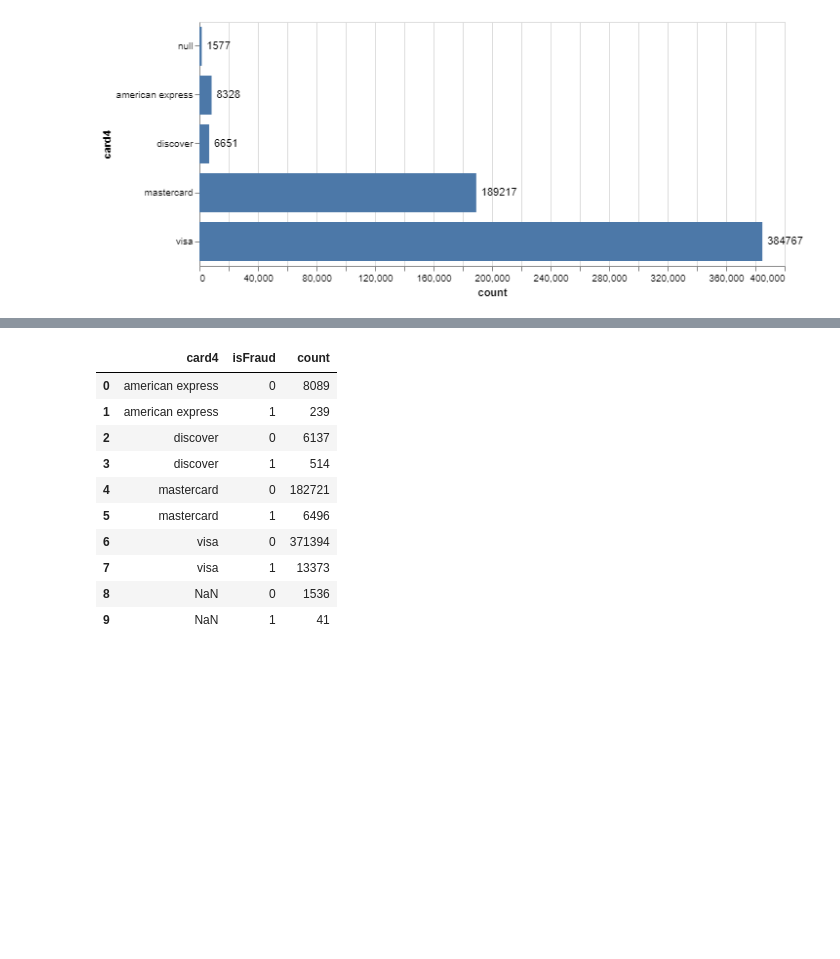
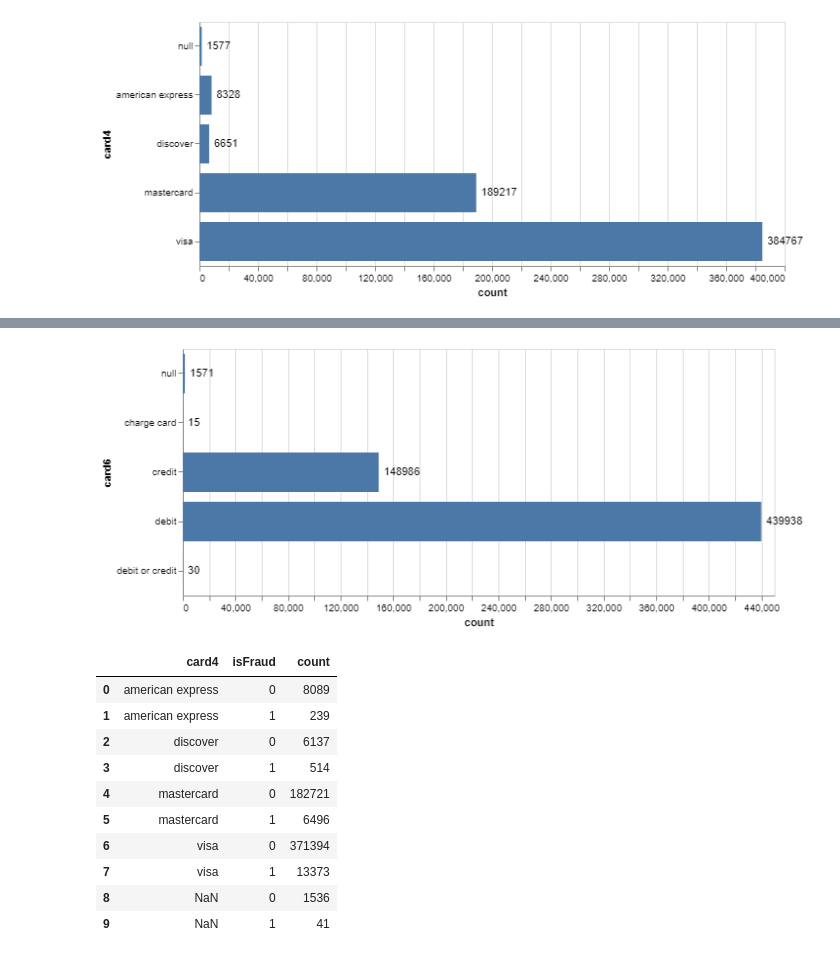
Before and after one commit to lucianoandrade1/Credit-and-Debit-Card-Fraud-Detection, a Jupyter notebook: IEEE-CIS Fraud Detection.ipynb, the cells around one changed output, grey strips where cells are left out. Drawn from its saved outputs; the diff is of its cells as text; code cells hidden in the pictures; blank space fills up the shorter version.

```diff
--- a/IEEE-CIS Fraud Detection.ipynb
+++ b/IEEE-CIS Fraud Detection.ipynb
@@ -41,3 +42,5 @@ Data columns (total 394 columns):
  393  V339            82351 non-null   float64
 dtypes: float64(376), int64(4), object(14)
 memory usage: 1.7+ GB
+# %%
+fraudPD['time'] = fraudPD['TransactionDT'].apply(lambda x: datetime.fromtimestamp(x).strftime("%A, %B %d, %Y %I:%M:%S"))
@@ -89,3 +101,7 @@ bar_text = bar_chart.mark_text(align='left', baseline='middle', dx=5).encode(tex
 (bar_chart + bar_text).properties(height=alt.Step(50), width=600)
 # %% [output]
 [figure]
+# %%
+card6Group = fraudPD[['card6','TransactionID']].groupby(['card6'], dropna=False).agg('count').reset_index()
+card6Group.columns = ['card6','count']
+card6Group
@@ -92,3 +115,9 @@ bar_text = bar_chart.mark_text(align='left', baseline='middle', dx=5).encode(tex
+# %%
+bar_chart=alt.Chart(card6Group).mark_bar(size=40).encode(x='count:Q',y='card6:N')
+bar_text = bar_chart.mark_text(align='left', baseline='middle', dx=5).encode(text='count:Q')
+(bar_chart + bar_text).properties(height=alt.Step(50), width=600)
+# %% [output]
+[figure, added]
 # %%
 card4Group = fraudPD[['card4','TransactionID','isFraud']].groupby(['card4','isFraud'], dropna=False).agg('count').reset_index()
 card4Group.columns = ['card4','isFraud','count']
```
Also changed, not shown: parts of 13 cells of this notebook.
